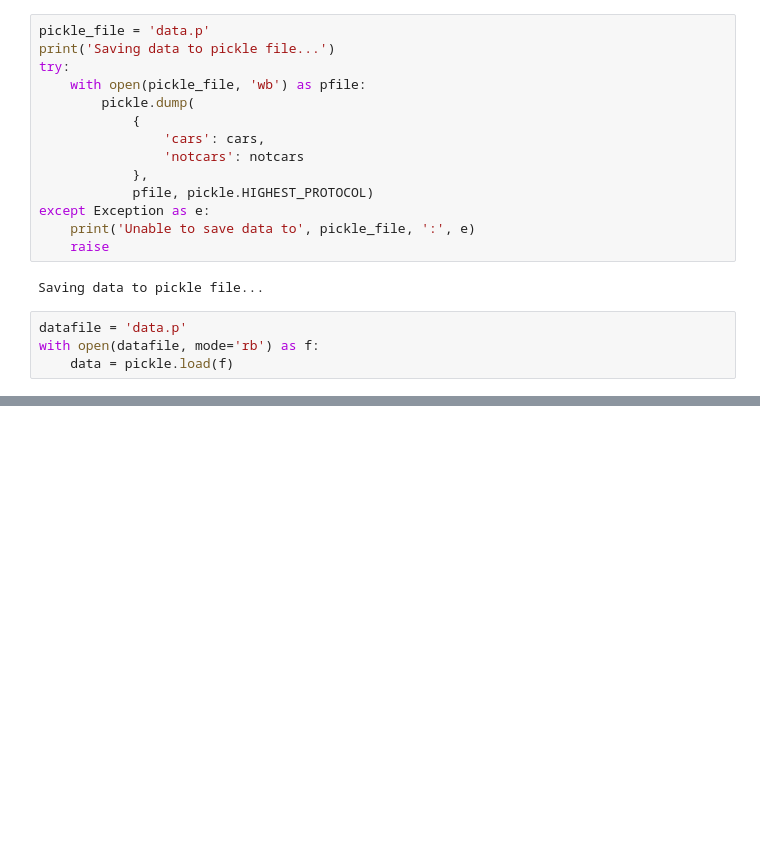
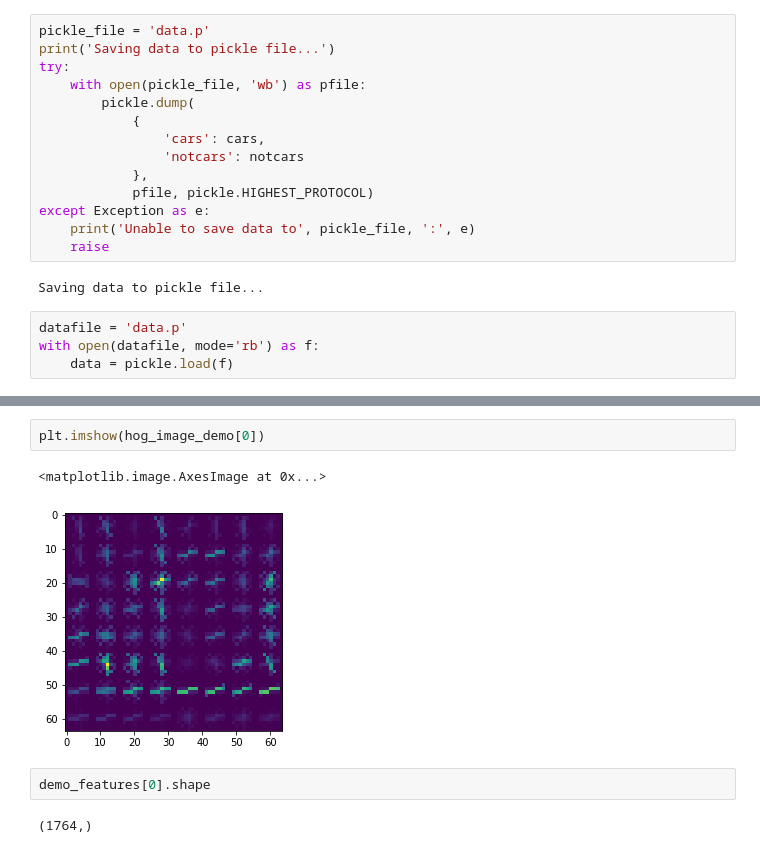
Before and after one commit to tiandiao123/Vehicle-Detection, a Jupyter notebook: Vehicle Detection.ipynb, the cells around one changed output, grey strips where cells are left out. Drawn from its saved outputs; the diff is of its cells as text; blank space fills up the shorter version.

```diff
--- a/Vehicle Detection.ipynb
+++ b/Vehicle Detection.ipynb
@@ -64,0 +135,9 @@ notcars_train,notcars_test=train_test_split(notcars_data,test_size=0.2)
+# %%
+plt.imshow(hog_image_demo[0])
+# %% [output]
+<matplotlib.image.AxesImage at 0x...>
+[figure, added]
+# %%
+demo_features[0].shape
+# %% [output]
+(1764,)
```
Also changed, not shown: parts of 13 cells of this notebook, 3 other files.
